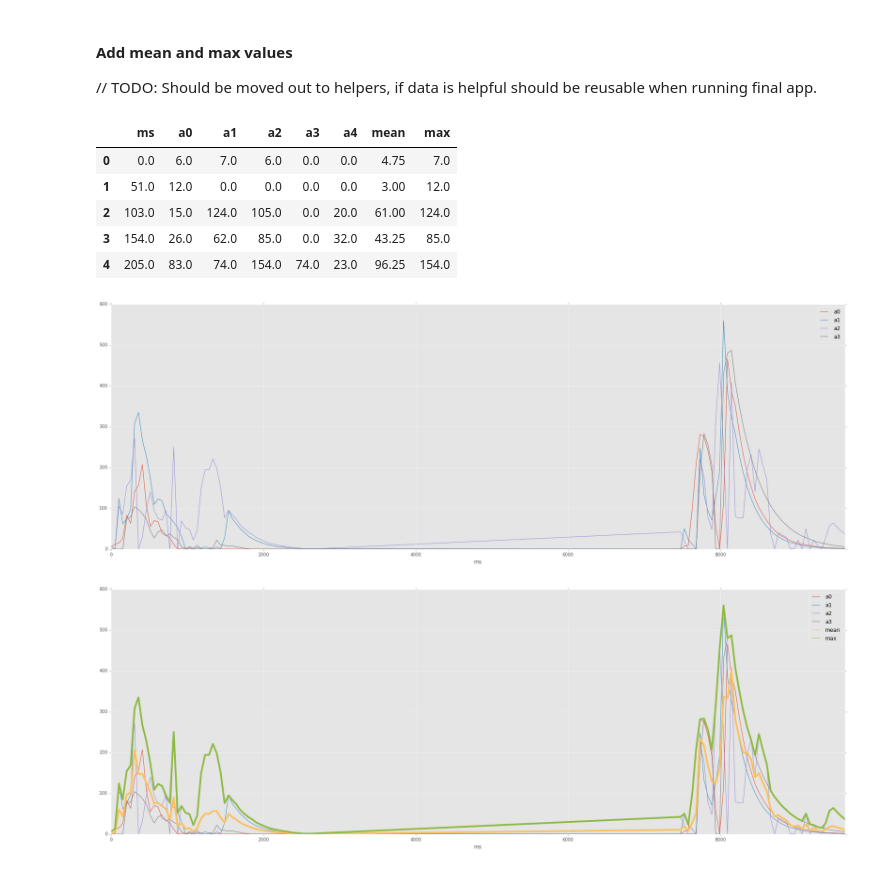
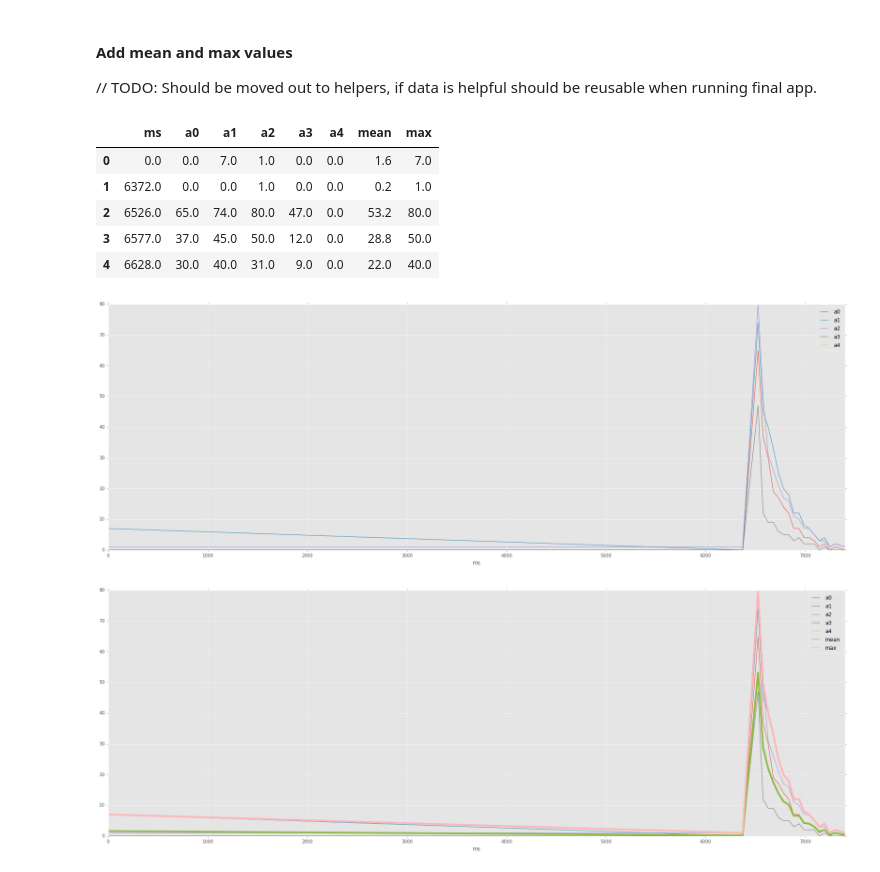
Before and after one commit to endre86/CleanKitchen, a Jupyter notebook: jupyter notebooks/Initial data check.ipynb, the cells around one changed output. Drawn from its saved outputs; the diff is of its cells as text; code cells hidden in the pictures.

Commit message:
Got some initial test data, started using sensor A4

```diff
--- a/jupyter notebooks/Initial data check.ipynb
+++ b/jupyter notebooks/Initial data check.ipynb
@@ -39,6 +39,6 @@ The autoreload extension is already loaded. To reload it, use:
 # %% [markdown]
 ## Fill data
 # %%
-raw_data = helpers.read_raw_data('../data/2016-07-16.csv')
+raw_data = helpers.read_raw_data('../data/initial_test_20160717/2016-07-17_knife.csv')
 raw_data[:3]
 # %% [output]
@@ -86,7 +89,7 @@ On another note, the dishwasher should probably use a light sensor, so we might
 #### Create pandas dataframe
 # %%
 #id for current reading that is looked at
-curr_reading_id = '2016-07-16 21:33:12.560441'
+curr_reading_id = '2016-07-16 23:57:04.046822'
 
 reading1_df = pd.DataFrame(data=raw_data_readings[curr_reading_id], columns=['identifier', 'label', 'ms', 'a0', 'a1', 'a2', 'a3', 'a4'])
 reading1_df = reading1_df[['ms', 'a0', 'a1', 'a2', 'a3', 'a4']].astype(float)
@@ -95,26 +98,26 @@ reading1_df = reading1_df[['ms', 'a0', 'a1', 'a2', 'a3', 'a4']].astype(float)
 
 // TODO: Should be moved out to helpers, if data is helpful should be reusable when running final app.
 # %%
-reading1_df['mean'] = reading1_df[['a0','a1','a2','a3']].mean(axis=1)
-reading1_df['max'] = reading1_df[['a0','a1','a2','a3']].max(axis=1)
+reading1_df['mean'] = reading1_df[['a0','a1','a2','a3', 'a4']].mean(axis=1)
+reading1_df['max'] = reading1_df[['a0','a1','a2','a3', 'a4']].max(axis=1)
 reading1_df.head()
 # %% [output]
 |  | ms | a0 | a1 | a2 | a3 | a4 | mean | max |
-| 0 | 0.0 | 6.0 | 7.0 | 6.0 | 0.0 | 0.0 | 4.75 | 7.0 |
-| 1 | 51.0 | 12.0 | 0.0 | 0.0 | 0.0 | 0.0 | 3.00 | 12.0 |
-| 2 | 103.0 | 15.0 | 124.0 | 105.0 | 0.0 | 20.0 | 61.00 | 124.0 |
-| 3 | 154.0 | 26.0 | 62.0 | 85.0 | 0.0 | 32.0 | 43.25 | 85.0 |
-| 4 | 205.0 | 83.0 | 74.0 | 154.0 | 74.0 | 23.0 | 96.25 | 154.0 |
+| 0 | 0.0 | 0.0 | 7.0 | 1.0 | 0.0 | 0.0 | 1.6 | 7.0 |
+| 1 | 6372.0 | 0.0 | 0.0 | 1.0 | 0.0 | 0.0 | 0.2 | 1.0 |
+| 2 | 6526.0 | 65.0 | 74.0 | 80.0 | 47.0 | 0.0 | 53.2 | 80.0 |
+| 3 | 6577.0 | 37.0 | 45.0 | 50.0 | 12.0 | 0.0 | 28.8 | 50.0 |
+| 4 | 6628.0 | 30.0 | 40.0 | 31.0 | 9.0 | 0.0 | 22.0 | 40.0 |
 # %%
-reading_1_a1_df = reading1_df[['ms', 'a0', 'a1', 'a2', 'a3']]
+reading_1_a1_df = reading1_df[['ms', 'a0', 'a1', 'a2', 'a3', 'a4']]
 ax = reading_1_a1_df.plot(x='ms', figsize=(30,10))
 map(lambda x: x.set_linewidth(2), ax.lines)
 
-reading1_a0_df = reading1_df[['ms', 'a0', 'a1', 'a2', 'a3', 'mean', 'max']]
+reading1_a0_df = reading1_df[['ms', 'a0', 'a1', 'a2', 'a3', 'a4', 'mean', 'max']]
 ax = reading1_a0_df.plot(x='ms', figsize=(30,10))
 map(lambda x: x.set_linewidth(2), ax.lines)
 ax.lines[-1].set_linewidth(4)
 ax.lines[-2].set_linewidth(4)
 # %% [output]
-[figure, old version]
+[figure, new version]
-[figure, old version]
+[figure, new version]
```
Also changed, not shown: parts of 3 cells of this notebook, 4 other files.
